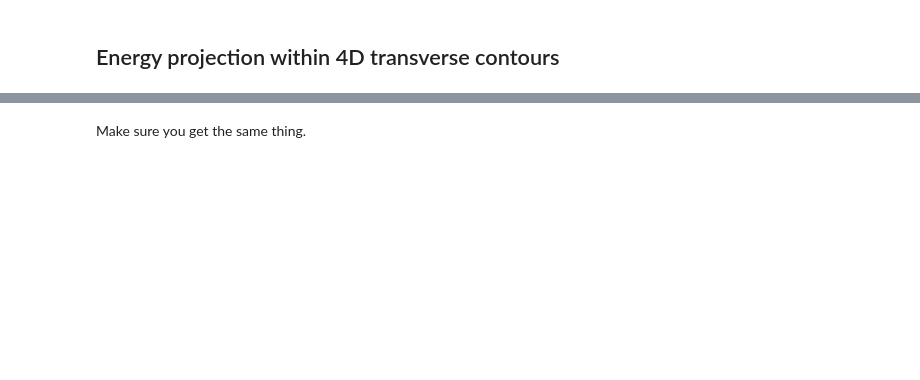
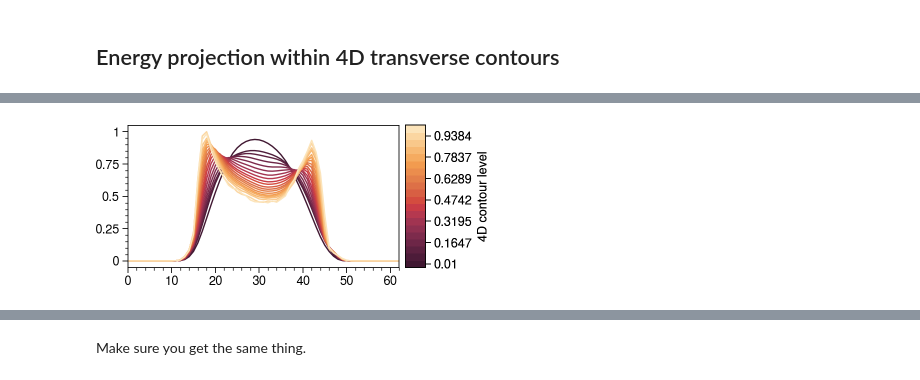
Before and after one commit to austin-hoover/analysis-sns-btf, a Jupyter notebook: scan3d/scan-xxpy-image-ypdE/where_is_correlation.ipynb, the cells around one changed output, grey strips where cells are left out. Saved outputs shown, nothing was run; the diff lists cells and outputs as text; code cells hidden in the pictures; blank space fills up the shorter version.

```diff
--- a/scan3d/scan-xxpy-image-ypdE/where_is_correlation.ipynb
+++ b/scan3d/scan-xxpy-image-ypdE/where_is_correlation.ipynb
@@ -175 +225,11 @@ ax.format(ylabel='4D contour level', xlabel='dE [MeV]')
+# %%
+cmap = pplt.Colormap('fire_r', left=0.0, right=0.9)
+# cmap = pplt.Colormap('crest', left=0.0, right=1.0)
+
+fig, ax = pplt.subplots(figsize=(4, 1.75))
+ax.plot(pws[::-1].T, cycle=cmap, lw=1, colorbar=True,
+        colorbar_kw=dict(values=levels[::-1], label='4D contour level'))
+plt.show()
+# %% [output]
+[figure, added]
 # %%
```
Also changed, not shown: parts of 44 cells of this notebook.
